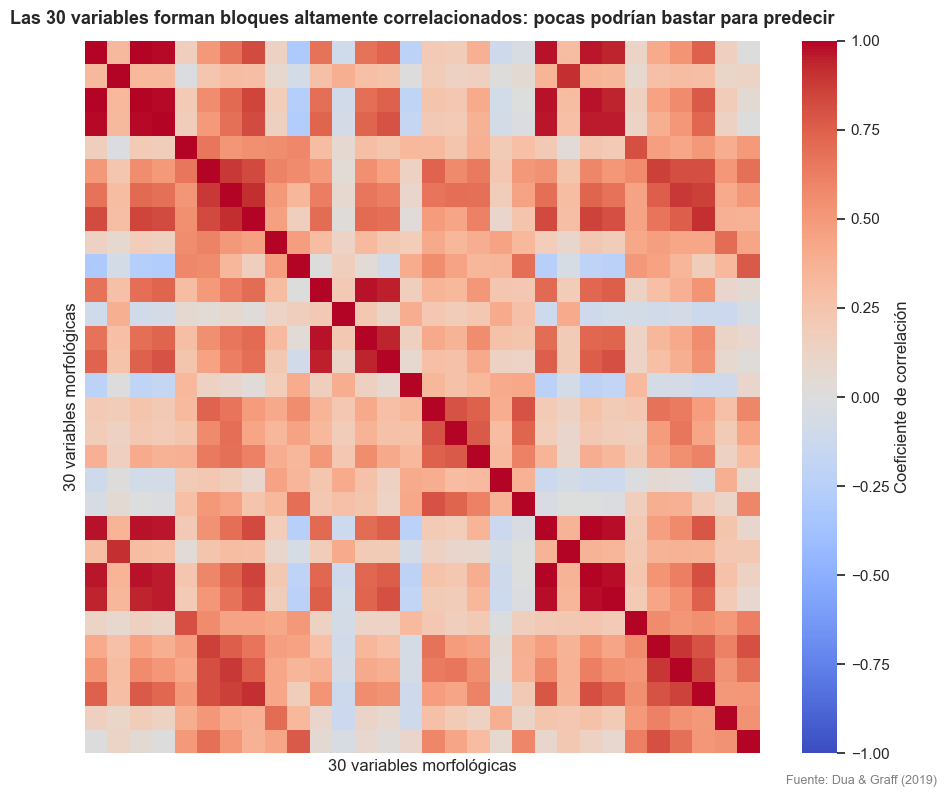
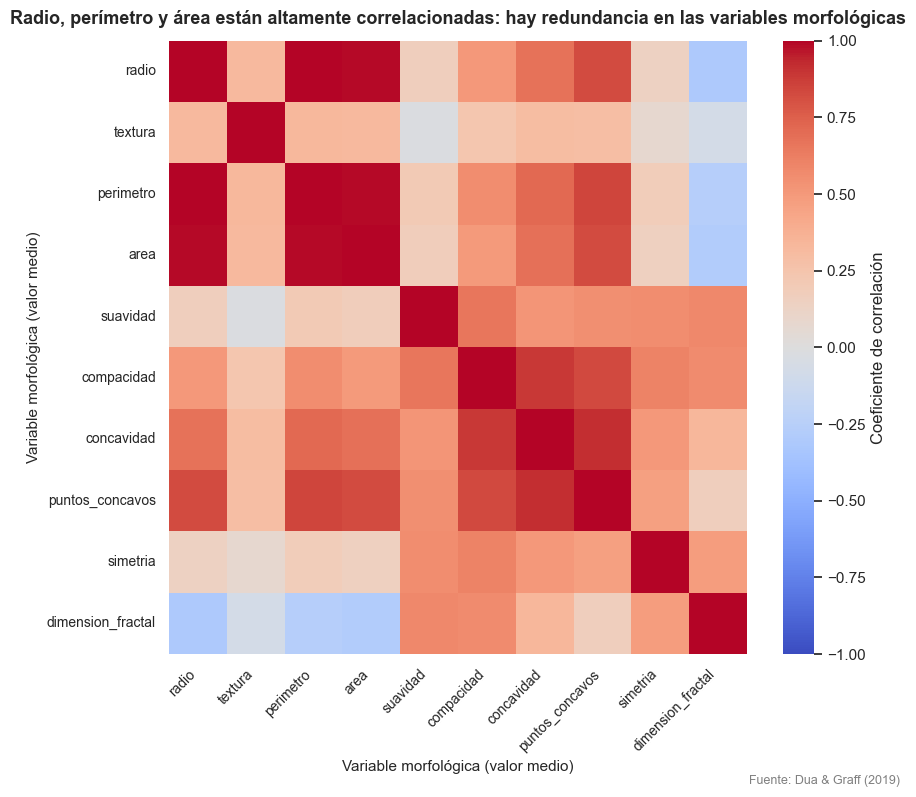
Code edit (unified diff) that turned the first committed figure into the second:
--- before
+++ after
@@ -1,22 +1,30 @@
-vars_morfologicas = [c for c in df_proc.columns if c not in ('diagnostico', 'Etiqueta_Diagnostico')]
-corr_matrix = df_proc[vars_morfologicas].corr()
+vars_mean = [c for c in df_proc.columns if c.endswith('_mean')]
+corr_mean = df_proc[vars_mean].corr()
+
+# Etiquetas más cortas: quitar sufijo '_mean' para que entren bien en el gráfico
+etiquetas = [v.replace('_mean', '') for v in vars_mean]
 
 fig3, ax3 = plt.subplots(figsize=(9, 8))
 
 sns.heatmap(
-    corr_matrix,
+    corr_mean,
     cmap='coolwarm',
     vmin=-1, vmax=1, center=0,
-    xticklabels=False, yticklabels=False,
+    xticklabels=etiquetas,
+    yticklabels=etiquetas,
+    annot=False,
     ax=ax3,
     cbar_kws={'label': 'Coeficiente de correlación'}
 )
 
+ax3.set_xticklabels(ax3.get_xticklabels(), rotation=45, ha='right', fontsize=10)
+ax3.set_yticklabels(ax3.get_yticklabels(), rotation=0, fontsize=10)
+
 ax3.set_title(
-    'Las 30 variables forman bloques altamente correlacionados: pocas podrían bastar para predecir',
+    'Radio, perímetro y área están altamente correlacionadas: hay redundancia en las variables morfológicas',
     fontsize=13, fontweight='bold', pad=12
 )
-ax3.set_xlabel('30 variables morfológicas', fontsize=12)
-ax3.set_ylabel('30 variables morfológicas', fontsize=12)
+ax3.set_xlabel('Variable morfológica (valor medio)', fontsize=11)
+ax3.set_ylabel('Variable morfológica (valor medio)', fontsize=11)
 fig3.text(0.99, 0.01, 'Fuente: Dua & Graff (2019)', ha='right', fontsize=9, color='gray')
 

Commit: fix(f4): corregir heatmap y tabla comparativa en notebook F4 - Heatmap ahora muestra las 10 variables _mean con nombres legibles - Se explica en markdown por qué se usan 10 de 30 variables